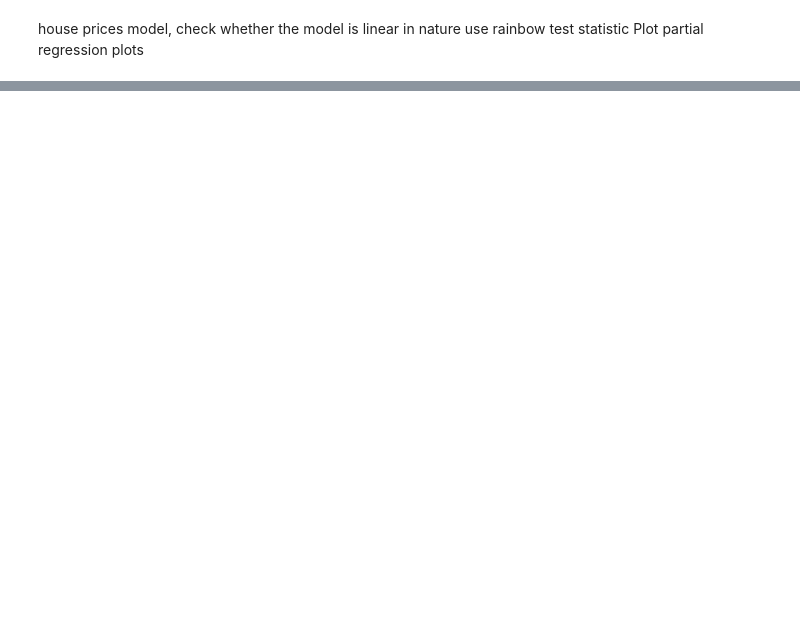
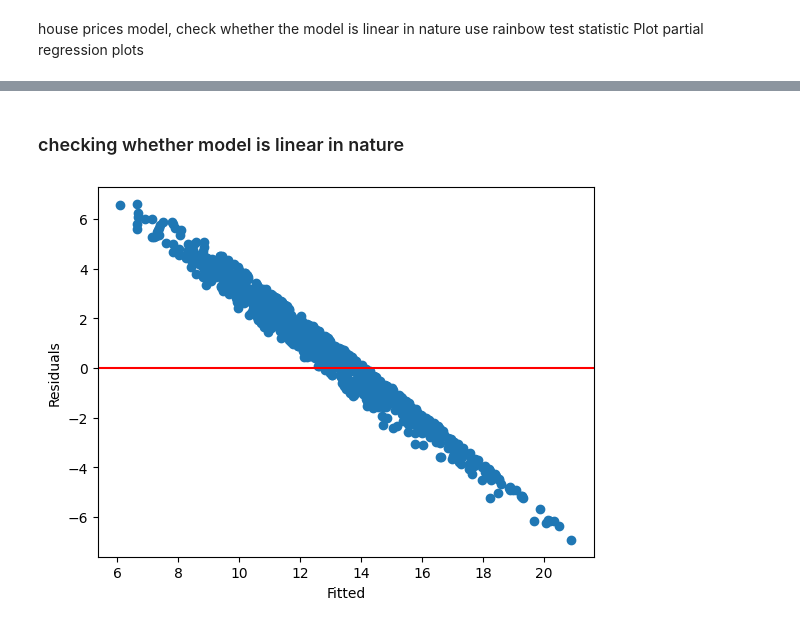
Before and after one commit to Njeri-Kimaru/Python-plus-main, a Jupyter notebook: house_prices.ipynb, the cells around one changed output, grey strips where cells are left out. Drawn from its saved outputs; the diff is of its cells as text; code cells hidden in the pictures; blank space fills up the shorter version.

```diff
--- a/house_prices.ipynb
+++ b/house_prices.ipynb
@@ -599,0 +591,13 @@ Plot partial regression plots
+# %% [markdown]
+### checking whether model is linear in nature
+# %%
+import matplotlib.pyplot as plt
+import seaborn as sns
+
+plt.scatter(model.fittedvalues, model.resid)
+plt.axhline(0, color='red')
+plt.xlabel("Fitted")
+plt.ylabel("Residuals")
+plt.show()
+# %% [output]
+[figure, added]
```
Also changed, not shown: parts of 10 cells of this notebook, 3 other files.
